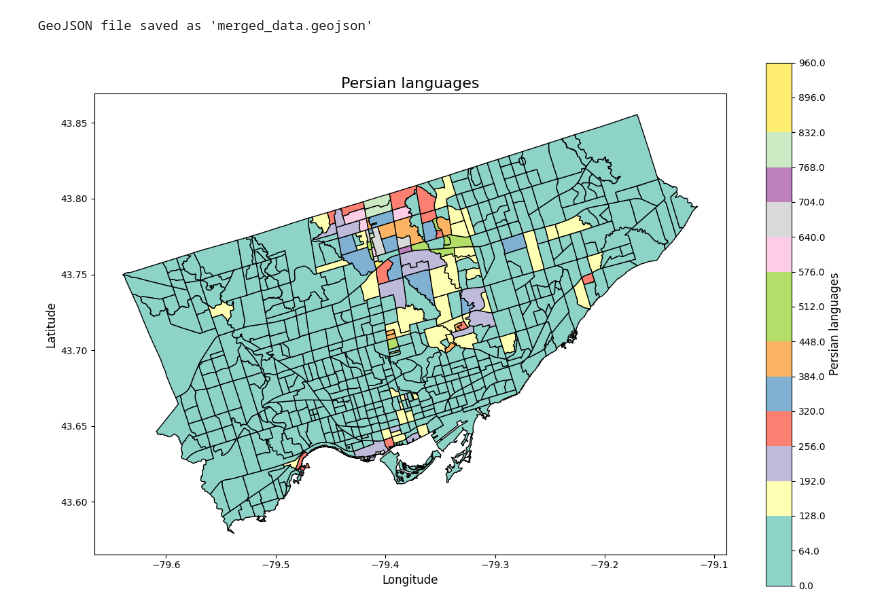
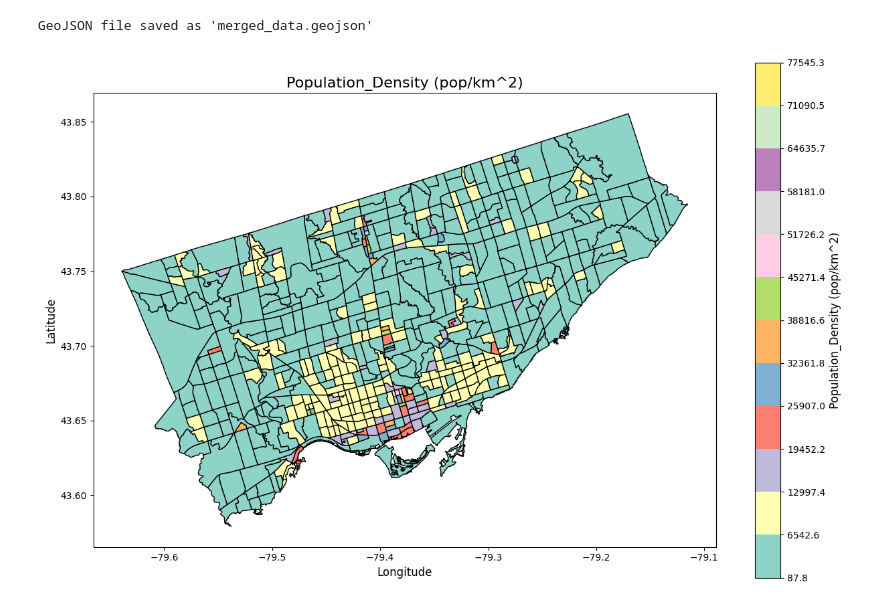
Before and after one commit to VahedBarzegari/Census_Analysis, a Jupyter notebook: Census_data_insights.ipynb, the cells around one changed output. Cells and saved outputs as stored; diff of their text form; code cells hidden in the pictures.

```diff
--- a/Census_data_insights.ipynb
+++ b/Census_data_insights.ipynb
@@ -196,37 +195,37 @@ GeoJSON file saved as 'merged_data.geojson'
 # %%
 
 
 # Load the GeoJSON file
 geojson_path = 'censusdatawithboundaries.geojson'  # Replace with the path to your GeoJSON file
 gdf = gpd.read_file(geojson_path)
 
 # Define the number of intervals
-num_intervals = 15
+num_intervals = 12
 
 # Calculate the intervals
-min_value = gdf['Persian languages'].min()
-max_value = gdf['Persian languages'].max()
+min_value = gdf['Population_Density (pop/km^2)'].min()
+max_value = gdf['Population_Density (pop/km^2)'].max()
 intervals = np.linspace(min_value, max_value, num_intervals + 1)
 
 # Use a qualitative colormap for distinct colors
 cmap = plt.cm.get_cmap('Set3', num_intervals)  # 'Set3' is designed for categorical data
 norm = BoundaryNorm(intervals, cmap.N)  # Normalize values to intervals
 
 # Plot the GeoJSON data
 fig, ax = plt.subplots(figsize=(15, 10))
-gdf.plot(ax=ax, edgecolor='black', color=[cmap(norm(value)) for value in gdf['Persian languages']])
+gdf.plot(ax=ax, edgecolor='black', color=[cmap(norm(value)) for value in gdf['Population_Density (pop/km^2)']])
 
 # Add a color bar with intervals
 sm = plt.cm.ScalarMappable(cmap=cmap, norm=norm)
 sm.set_array([])
 cbar = plt.colorbar(sm, ax=ax, orientation='vertical', ticks=intervals)
-cbar.set_label('Persian languages', fontsize=12)
+cbar.set_label('Population_Density (pop/km^2)', fontsize=12)
 cbar.ax.set_yticklabels([f'{interval:.1f}' for interval in intervals])  # Customize tick labels
 
 # Customize the plot
-ax.set_title('Persian languages', fontsize=16)
+ax.set_title('Population_Density (pop/km^2)', fontsize=16)
 ax.set_xlabel('Longitude', fontsize=12)
 ax.set_ylabel('Latitude', fontsize=12)
 plt.show()
 # %% [output]
-[figure, old version]
+[figure, new version]
```
Also changed, not shown: parts of 6 cells of this notebook, 1 other file.
